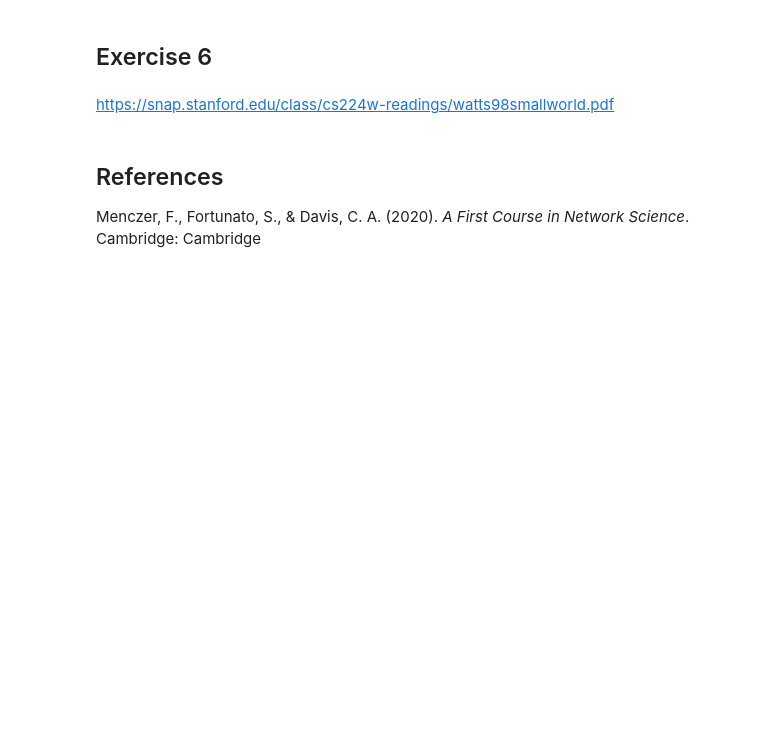
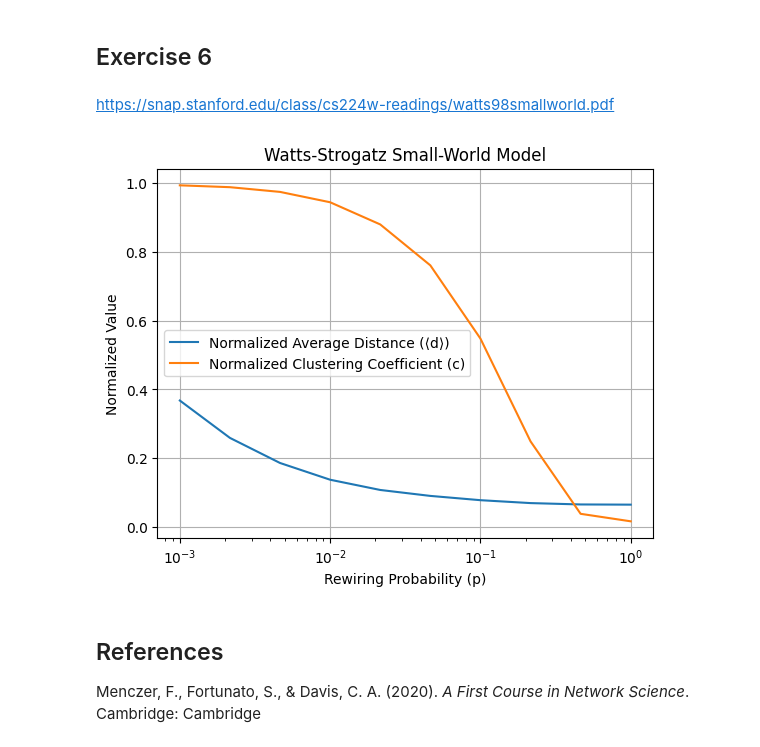
Before and after one commit to UZH-Cyrill-Meier/NetworkScience, a Jupyter notebook: 17677295_assignment4.ipynb, the cells around one changed output. Cells and saved outputs as stored; diff of their text form; code cells hidden in the pictures; blank space fills up the shorter version.

```diff
--- a/17677295_assignment4.ipynb
+++ b/17677295_assignment4.ipynb
@@ -258,6 +283,50 @@ d = nx.average_shortest_path_length(lattice)
 # %%
 norm_avg_distances = [item / d for item in avg_distances]
 norm_global_clustering_coefficient = [item / c for item in global_clustering_coefficient]
+# %%
+
+# Parameters
+N = 1000
+k = 10
+p_values = np.logspace(-3, 0, 10)  # Logarithmic spacing of p values
+
+# Generate lattice for comparison
+lattice = generate_1d_lattice_periodic(N, k)
+c_lattice = nx.average_clustering(lattice)
+d_lattice = nx.average_shortest_path_length(lattice)
+
+# Store results
+norm_avg_distances = []
+norm_global_clustering_coefficients = []
+
+# For each p value, compute average over multiple samples
+num_samples = 10  # You can adjust this based on computation time
+for p in p_values:
+    avg_distances = []
+    global_clustering_coefficients = []
+    for _ in range(num_samples):
+        ws = generate_ws_model(N, k, p)
+        if nx.is_connected(ws):  # Ensure the graph is connected
+            avg_distances.append(nx.average_shortest_path_length(ws))
+            global_clustering_coefficients.append(nx.average_clustering(ws))
+
+    # Compute normalized values
+    norm_avg_distances.append(np.mean(avg_distances) / d_lattice)
+    norm_global_clustering_coefficients.append(np.mean(global_clustering_coefficients) / c_lattice)
+
+# Plot results
+plt.figure()
+plt.plot(p_values, norm_avg_distances, label='Normalized Average Distance (⟨d⟩)')
+plt.plot(p_values, norm_global_clustering_coefficients, label='Normalized Clustering Coefficient (c)')
+plt.xscale('log')
+plt.xlabel('Rewiring Probability (p)')
+plt.ylabel('Normalized Value')
+plt.title('Watts-Strogatz Small-World Model')
+plt.legend()
+plt.grid(True)
+plt.show()
+# %% [output]
+[figure, added]
 # %% [markdown]
 ## References
 
```
Also changed, not shown: parts of 4 cells of this notebook.
